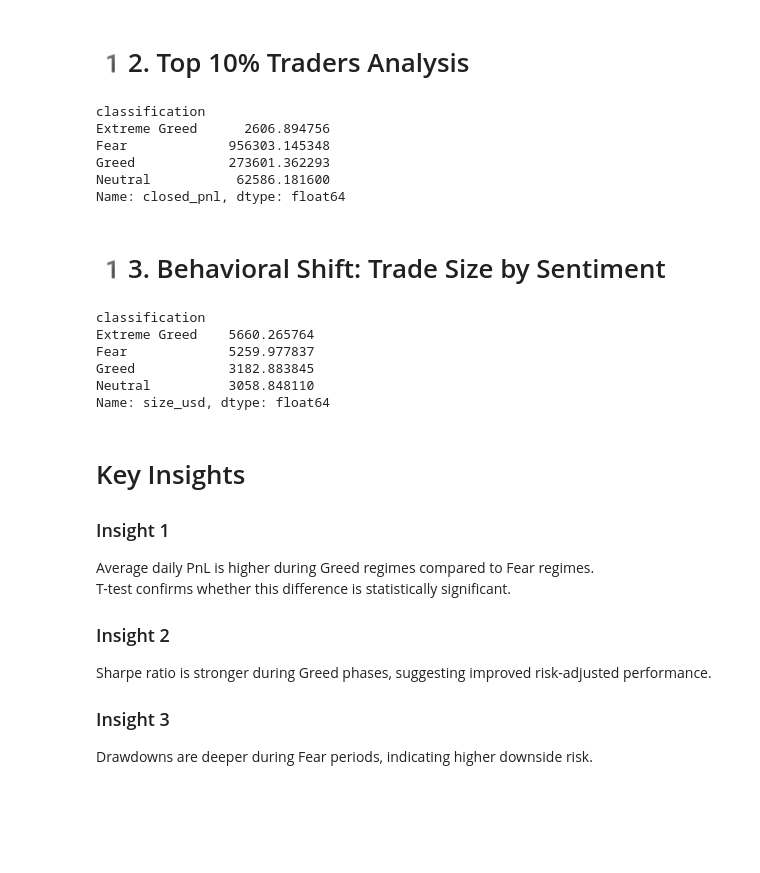
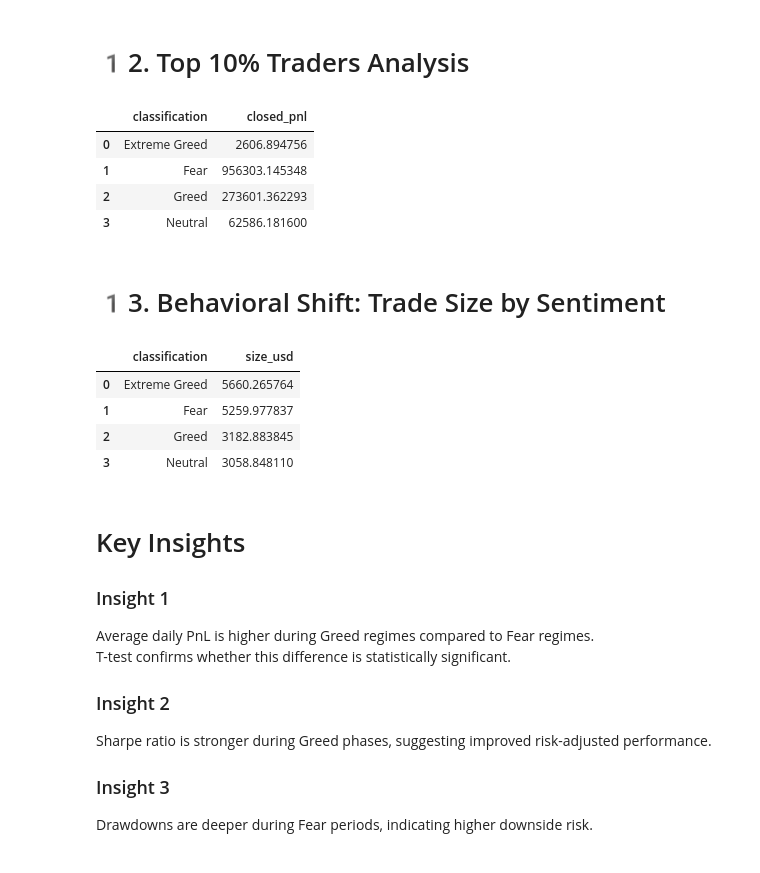
Before and after one commit to 001simran/Trader_Performance_vs_Market_Sentiment, a Jupyter notebook: notebook/analysiss.ipynb, the cells around one changed output. Cells and saved outputs as stored; diff of their text form; code cells hidden in the pictures; blank space fills up the shorter version.

Commit message:
Added analysis outputs and updated notebook

```diff
--- a/notebook/analysiss.ipynb
+++ b/notebook/analysiss.ipynb
@@ -323,32 +349,35 @@ segments.head()
 # %%
 total_pnl = trades.groupby('account')['closed_pnl'].sum().reset_index()
 threshold = total_pnl['closed_pnl'].quantile(0.9)
 
 top_traders = total_pnl[total_pnl['closed_pnl'] >= threshold]
 
 top_trades = trades[trades['account'].isin(top_traders['account'])]
 
 top_daily = (
     top_trades.groupby(['account','date'])['closed_pnl']
     .sum()
     .reset_index()
 )
 
 top_merged = pd.merge(
     top_daily,
     sentiment[['date','classification']],
     on='date',
     how='left'
 )
 
 top_merged.groupby('classification')['closed_pnl'].mean()
+top_summary = top_merged.groupby('classification')['closed_pnl'].mean().reset_index()
+
+top_summary.to_csv("output/tables/top_10_percent_summary.csv", index=False)
+top_summary
 # %% [output]
-classification
-Extreme Greed      2606.894756
-Fear             956303.145348
-Greed            273601.362293
-Neutral           62586.181600
-Name: closed_pnl, dtype: float64
+|  | classification | closed_pnl |
+| 0 | Extreme Greed | 2606.894756 |
+| 1 | Fear | 956303.145348 |
+| 2 | Greed | 273601.362293 |
+| 3 | Neutral | 62586.181600 |
 # %% [markdown]
 # 1️3. Behavioral Shift: Trade Size by Sentiment
 # %%
@@ -361,13 +390,16 @@ merged_size = pd.merge(
 )
 
 merged_size.groupby('classification')['size_usd'].mean()
+size_by_sentiment = merged_size.groupby('classification')['size_usd'].mean().reset_index()
+
+size_by_sentiment.to_csv("output/tables/avg_trade_size_by_sentiment.csv", index=False)
+size_by_sentiment
 # %% [output]
-classification
-Extreme Greed    5660.265764
-Fear             5259.977837
-Greed            3182.883845
-Neutral          3058.848110
-Name: size_usd, dtype: float64
+|  | classification | size_usd |
+| 0 | Extreme Greed | 5660.265764 |
+| 1 | Fear | 5259.977837 |
+| 2 | Greed | 3182.883845 |
+| 3 | Neutral | 3058.848110 |
 # %% [markdown]
 # Key Insights
 
```
Also changed, not shown: parts of 7 cells of this notebook, 11 other files.
